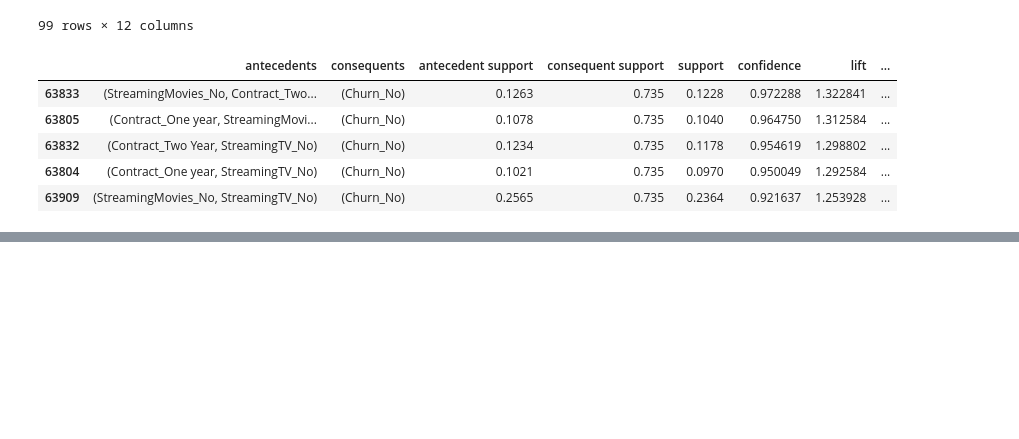
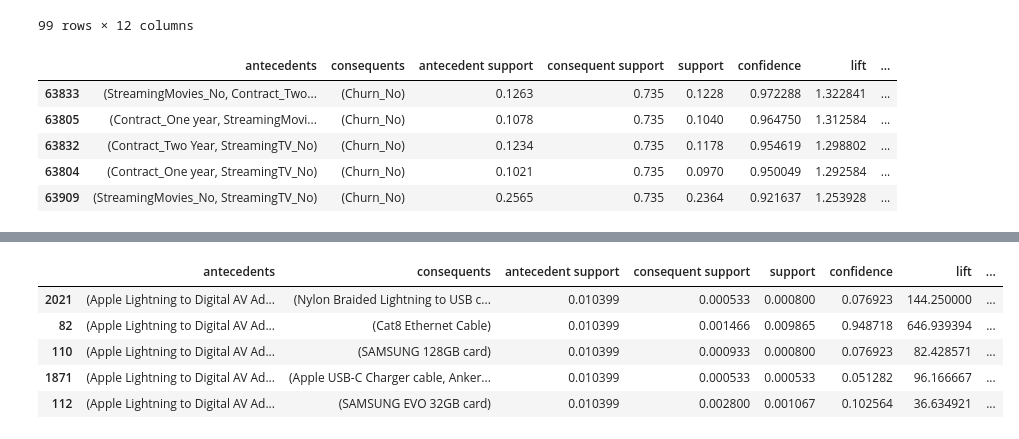
Before and after one commit to jlrosales8/D212_Market_Basket_Analysis, a Jupyter notebook: D212_Market_Basket_Analysis.ipynb, the cells around one changed output, grey strips where cells are left out. Drawn from its saved outputs; the diff is of its cells as text; code cells hidden in the pictures; blank space fills up the shorter version.

```diff
--- a/D212_Market_Basket_Analysis.ipynb
+++ b/D212_Market_Basket_Analysis.ipynb
@@ -376,0 +531,9 @@ df.to_csv('cleaned_data.csv', index=False)
+# %%
+rules.sort_values('antecedent support', ascending=False).head()
+# %% [output]
+|  | antecedents | consequents | antecedent support | consequent support | support | confidence | lift | ... |
+| 2021 | (Apple Lightning to Digital AV Ad... | (Nylon Braided Lightning to USB c... | 0.010399 | 0.000533 | 0.000800 | 0.076923 | 144.250000 | ... |
+| 82 | (Apple Lightning to Digital AV Ad... | (Cat8 Ethernet Cable) | 0.010399 | 0.001466 | 0.009865 | 0.948718 | 646.939394 | ... |
+| 110 | (Apple Lightning to Digital AV Ad... | (SAMSUNG 128GB card) | 0.010399 | 0.000933 | 0.000800 | 0.076923 | 82.428571 | ... |
+| 1871 | (Apple Lightning to Digital AV Ad... | (Apple USB-C Charger cable, Anker... | 0.010399 | 0.000533 | 0.000533 | 0.051282 | 96.166667 | ... |
+| 112 | (Apple Lightning to Digital AV Ad... | (SAMSUNG EVO 32GB card) | 0.010399 | 0.002800 | 0.001067 | 0.102564 | 36.634921 | ... |
```
Also changed, not shown: parts of 26 cells of this notebook, 2 other files.
